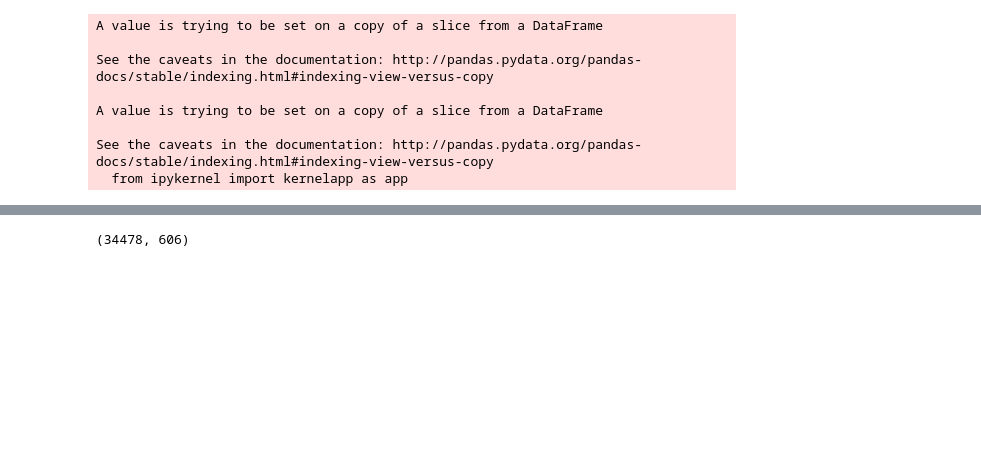
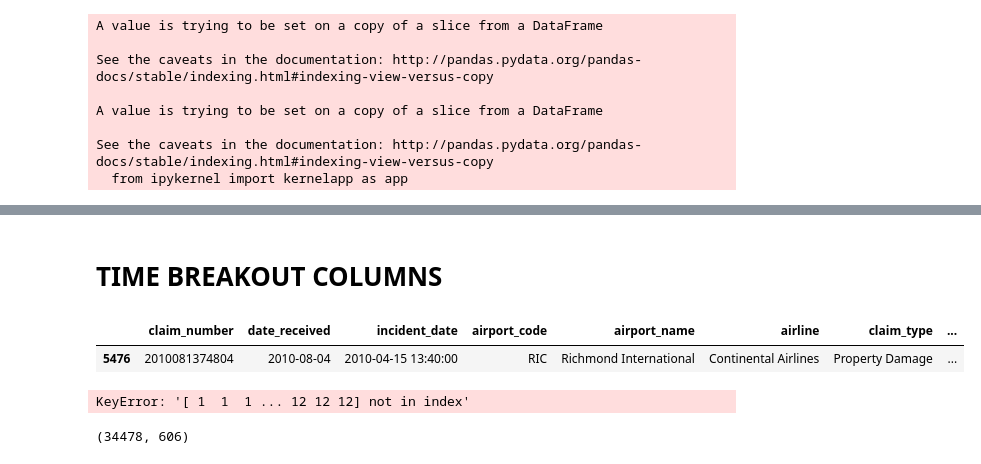
Before and after one commit to spencertollefson/tsa_claims, a Jupyter notebook: simple_random_forest.ipynb, the cells around one changed output, grey strips where cells are left out. Cells and saved outputs as stored; diff of their text form; code cells hidden in the pictures; blank space fills up the shorter version.

Commit message:
working on time plotting

```diff
--- a/simple_random_forest.ipynb
+++ b/simple_random_forest.ipynb
@@ -139,3 +141,18 @@ df.head()
+# %% [markdown]
+# TIME BREAKOUT COLUMNS
+# %%
+df['Week/Year'] = df['incident_date'].apply(lambda x: "%d/%d" % (x.week, x.year))
+df['Week'] = df['incident_date'].apply(lambda x: "%d" % (x.week))
+df['Year'] = df['incident_date'].apply(lambda x: "%d" % (x.year))
+# %%
+df.sample()
+# %% [output]
+|  | claim_number | date_received | incident_date | airport_code | airport_name | airline | claim_type | ... |
+| 5476 | 2010081374804 | 2010-08-04 | 2010-04-15 13:40:00 | RIC | Richmond International | Continental Airlines | Property Damage | ... |
+# %%
+df.plot(x=df['incident_date'].dt.month, y='binary_disposition',kind='line')
+# %% [output]
+KeyError: '[ 1  1  1 ... 12 12 12] not in index'
 # %%
 df.sort_values(by='close_amount', ascending=False).head(3)
 # %%
```
Also changed, not shown: parts of 1 cell of this notebook.
